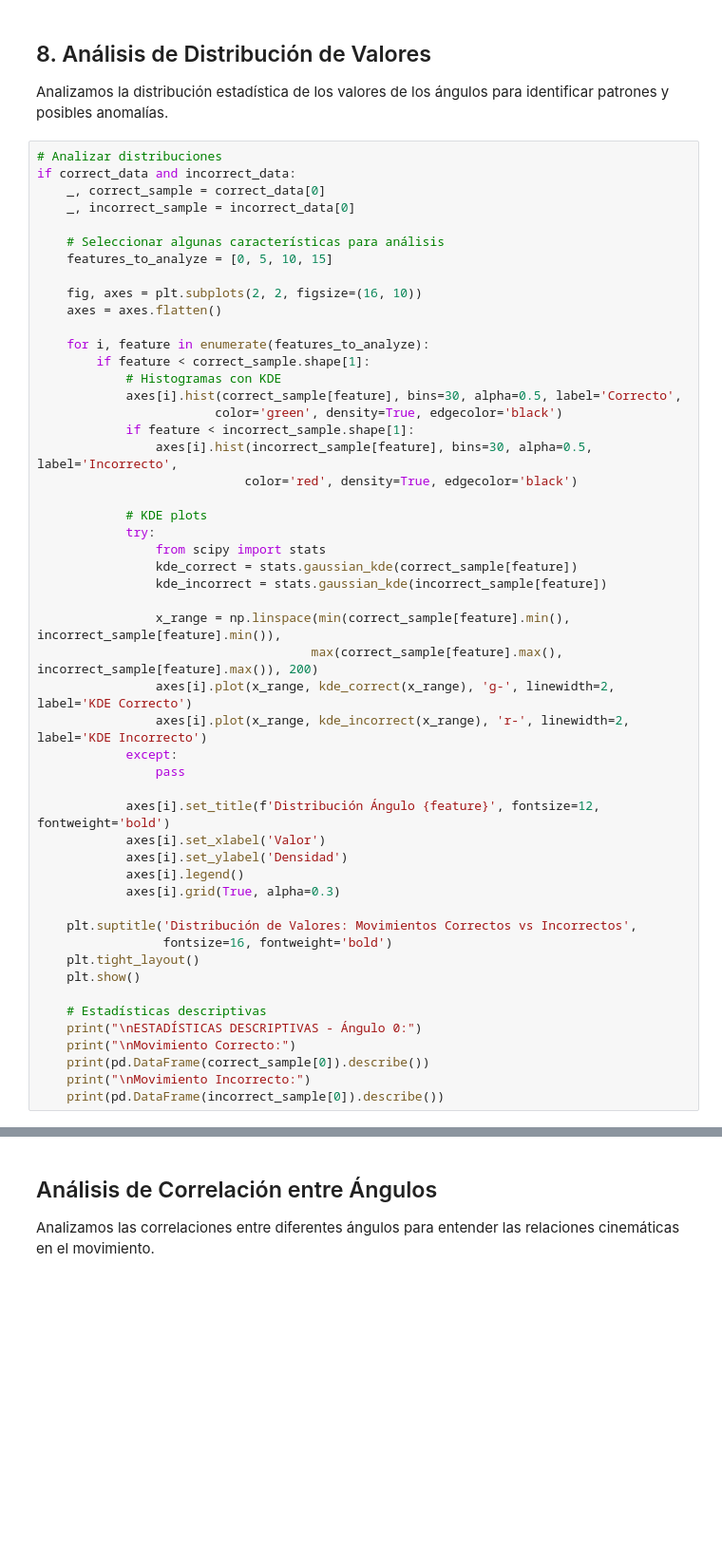
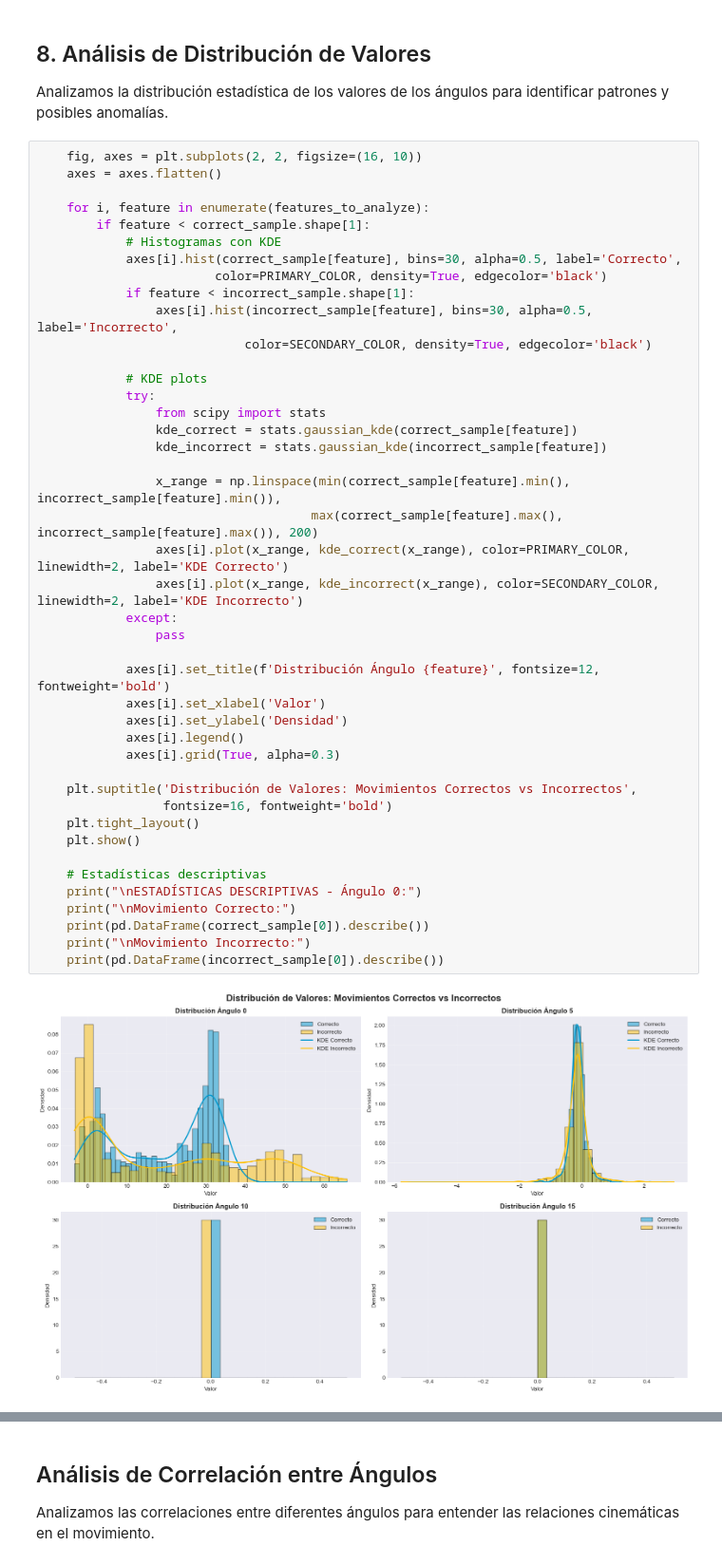
Before and after one commit to MarcoEli94/modelo_rehabilitacion, a Jupyter notebook: EDA_UI_PRMD.ipynb, the cells around one changed output, grey strips where cells are left out. Shown at 95% size. Saved outputs shown, nothing was run; the diff lists cells and outputs as text; blank space fills up the shorter version.

```diff
--- a/EDA_UI_PRMD.ipynb
+++ b/EDA_UI_PRMD.ipynb
@@ -323,14 +352,6 @@ INSIGHT: Observa las diferencias en los patrones de movimiento entre ejecuciones
 
 Analizamos la distribución estadística de los valores de los ángulos para identificar patrones y posibles anomalías.
 # %%
-# Analizar distribuciones
-if correct_data and incorrect_data:
-    _, correct_sample = correct_data[0]
-    _, incorrect_sample = incorrect_data[0]
-
-    # Seleccionar algunas características para análisis
-    features_to_analyze = [0, 5, 10, 15]
-
     fig, axes = plt.subplots(2, 2, figsize=(16, 10))
     axes = axes.flatten()
 
@@ -338,38 +359,40 @@ if correct_data and incorrect_data:
         if feature < correct_sample.shape[1]:
             # Histogramas con KDE
             axes[i].hist(correct_sample[feature], bins=30, alpha=0.5, label='Correcto',
-                        color='green', density=True, edgecolor='black')
+                        color=PRIMARY_COLOR, density=True, edgecolor='black')
             if feature < incorrect_sample.shape[1]:
                 axes[i].hist(incorrect_sample[feature], bins=30, alpha=0.5, label='Incorrecto',
-                            color='red', density=True, edgecolor='black')
+                            color=SECONDARY_COLOR, density=True, edgecolor='black')
 
             # KDE plots
             try:
                 from scipy import stats
                 kde_correct = stats.gaussian_kde(correct_sample[feature])
                 kde_incorrect = stats.gaussian_kde(incorrect_sample[feature])
 
                 x_range = np.linspace(min(correct_sample[feature].min(), incorrect_sample[feature].min()),
                                      max(correct_sample[feature].max(), incorrect_sample[feature].max()), 200)
-                axes[i].plot(x_range, kde_correct(x_range), 'g-', linewidth=2, label='KDE Correcto')
-                axes[i].plot(x_range, kde_incorrect(x_range), 'r-', linewidth=2, label='KDE Incorrecto')
+                axes[i].plot(x_range, kde_correct(x_range), color=PRIMARY_COLOR, linewidth=2, label='KDE Correcto')
+                axes[i].plot(x_range, kde_incorrect(x_range), color=SECONDARY_COLOR, linewidth=2, label='KDE Incorrecto')
             except:
                 pass
 
             axes[i].set_title(f'Distribución Ángulo {feature}', fontsize=12, fontweight='bold')
             axes[i].set_xlabel('Valor')
             axes[i].set_ylabel('Densidad')
             axes[i].legend()
             axes[i].grid(True, alpha=0.3)
 
     plt.suptitle('Distribución de Valores: Movimientos Correctos vs Incorrectos',
                  fontsize=16, fontweight='bold')
     plt.tight_layout()
     plt.show()
 
     # Estadísticas descriptivas
     print("\nESTADÍSTICAS DESCRIPTIVAS - Ángulo 0:")
     print("\nMovimiento Correcto:")
     print(pd.DataFrame(correct_sample[0]).describe())
     print("\nMovimiento Incorrecto:")
     print(pd.DataFrame(incorrect_sample[0]).describe())
+# %% [output]
+[figure, added]
```
Also changed, not shown: parts of 9 cells of this notebook, 2 other files.
